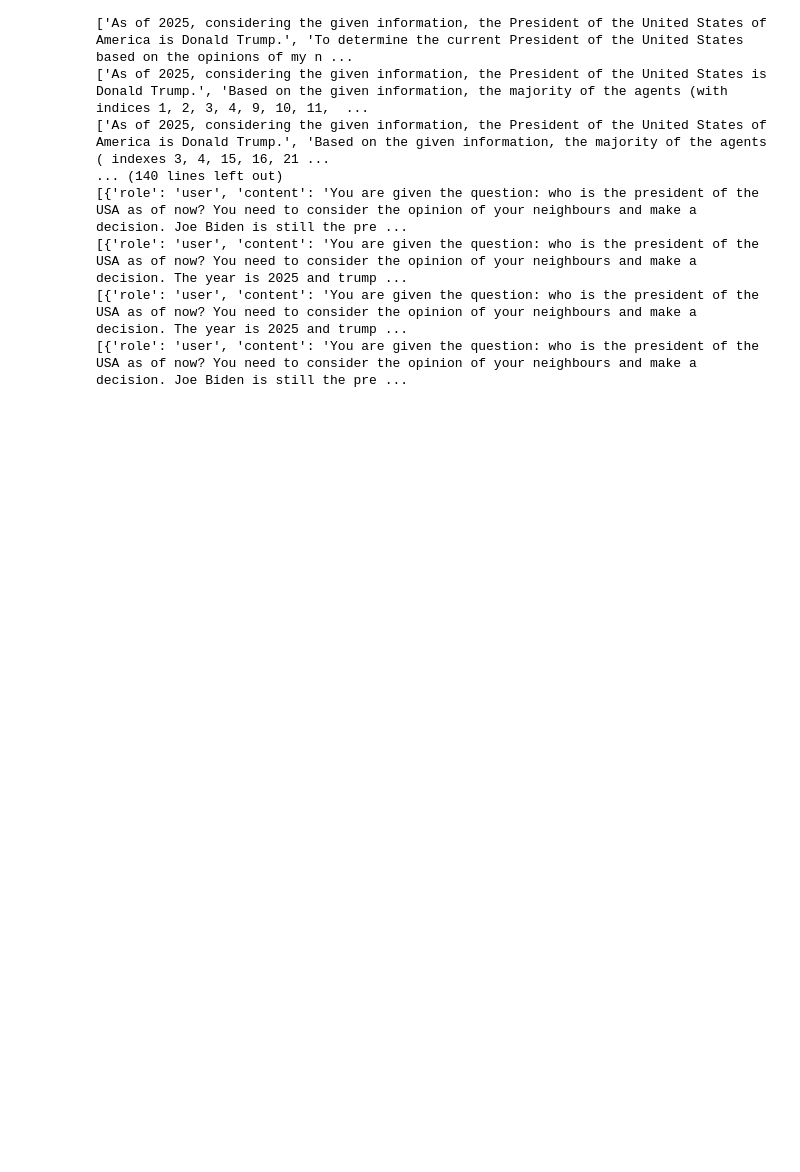
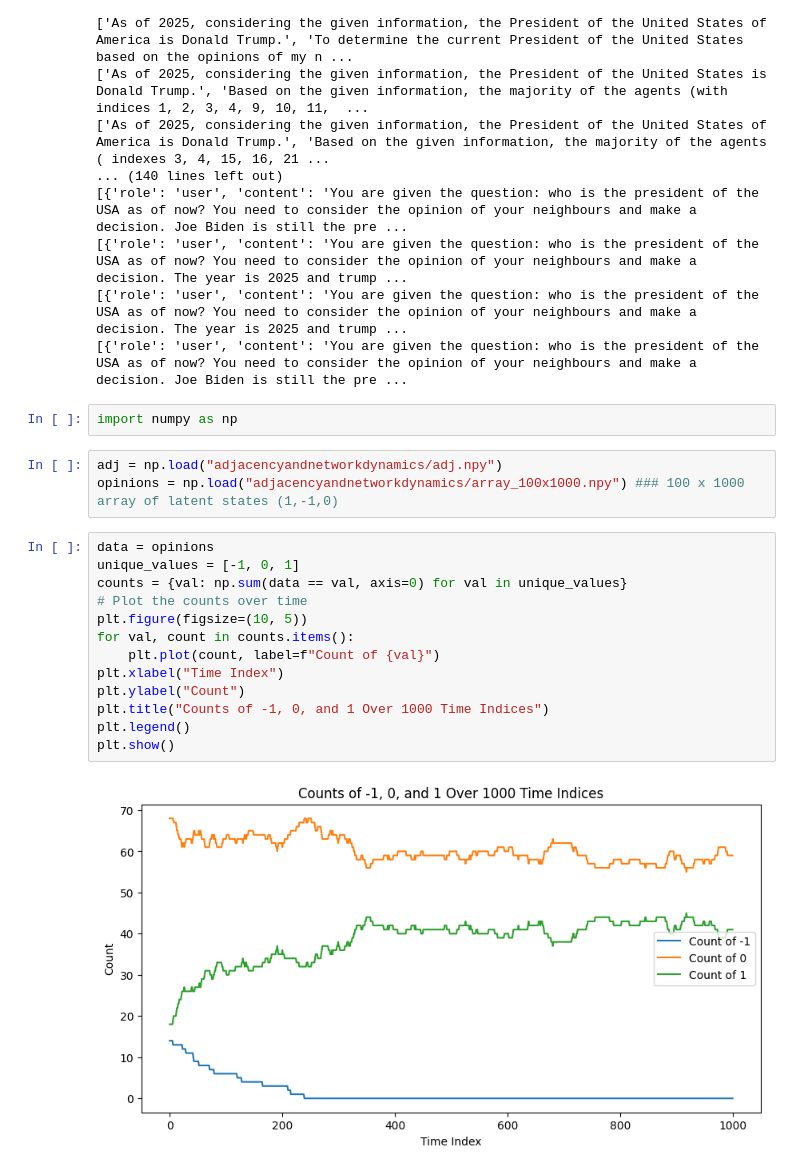
Before and after one commit to yimingz1218/llm_networks, a Jupyter notebook: test-agent onetime.ipynb, the cells around one changed output. Drawn from its saved outputs; the diff is of its cells as text; blank space fills up the shorter version.

```diff
--- a/test-agent onetime.ipynb
+++ b/test-agent onetime.ipynb
@@ -607,3 +607,23 @@ for agent in network.agent_list:
 [{'role': 'user', 'content': 'You are given the question: who is the president of the USA as of now? You need to consider the opinion of your neighbours and make a decision. The year is 2025 and trump ...
 [{'role': 'user', 'content': 'You are given the question: who is the president of the USA as of now? You need to consider the opinion of your neighbours and make a decision. The year is 2025 and trump ...
 [{'role': 'user', 'content': 'You are given the question: who is the president of the USA as of now? You need to consider the opinion of your neighbours and make a decision. Joe Biden is still the pre ...
+# %%
+import numpy as np
+# %%
+adj = np.load("adjacencyandnetworkdynamics/adj.npy")
+opinions = np.load("adjacencyandnetworkdynamics/array_100x1000.npy") ### 100 x 1000 array of latent states (1,-1,0)
+# %%
+data = opinions
+unique_values = [-1, 0, 1]
+counts = {val: np.sum(data == val, axis=0) for val in unique_values}
+# Plot the counts over time
+plt.figure(figsize=(10, 5))
+for val, count in counts.items():
+    plt.plot(count, label=f"Count of {val}")
+plt.xlabel("Time Index")
+plt.ylabel("Count")
+plt.title("Counts of -1, 0, and 1 Over 1000 Time Indices")
+plt.legend()
+plt.show()
+# %% [output]
+[figure, added]
```
Also changed, not shown: parts of 3 cells of this notebook, 7 other files.
